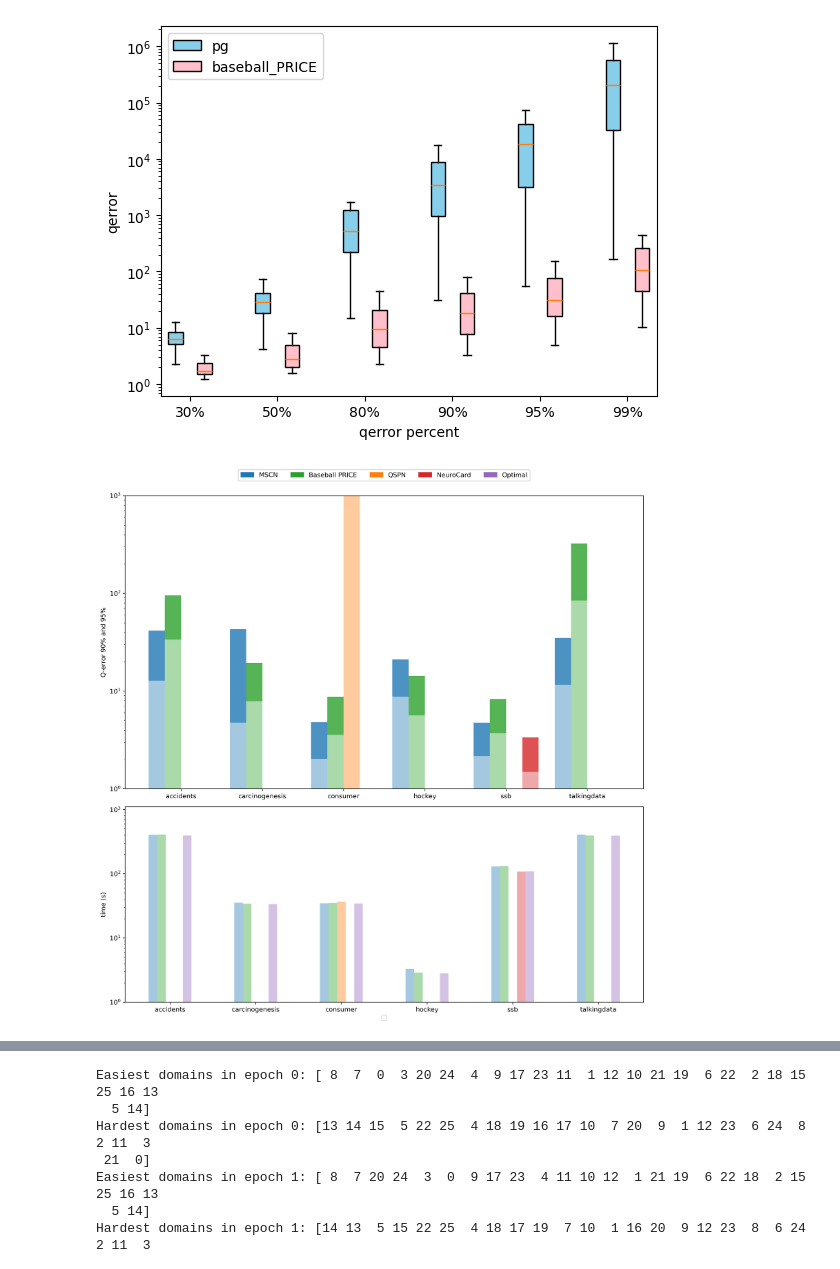
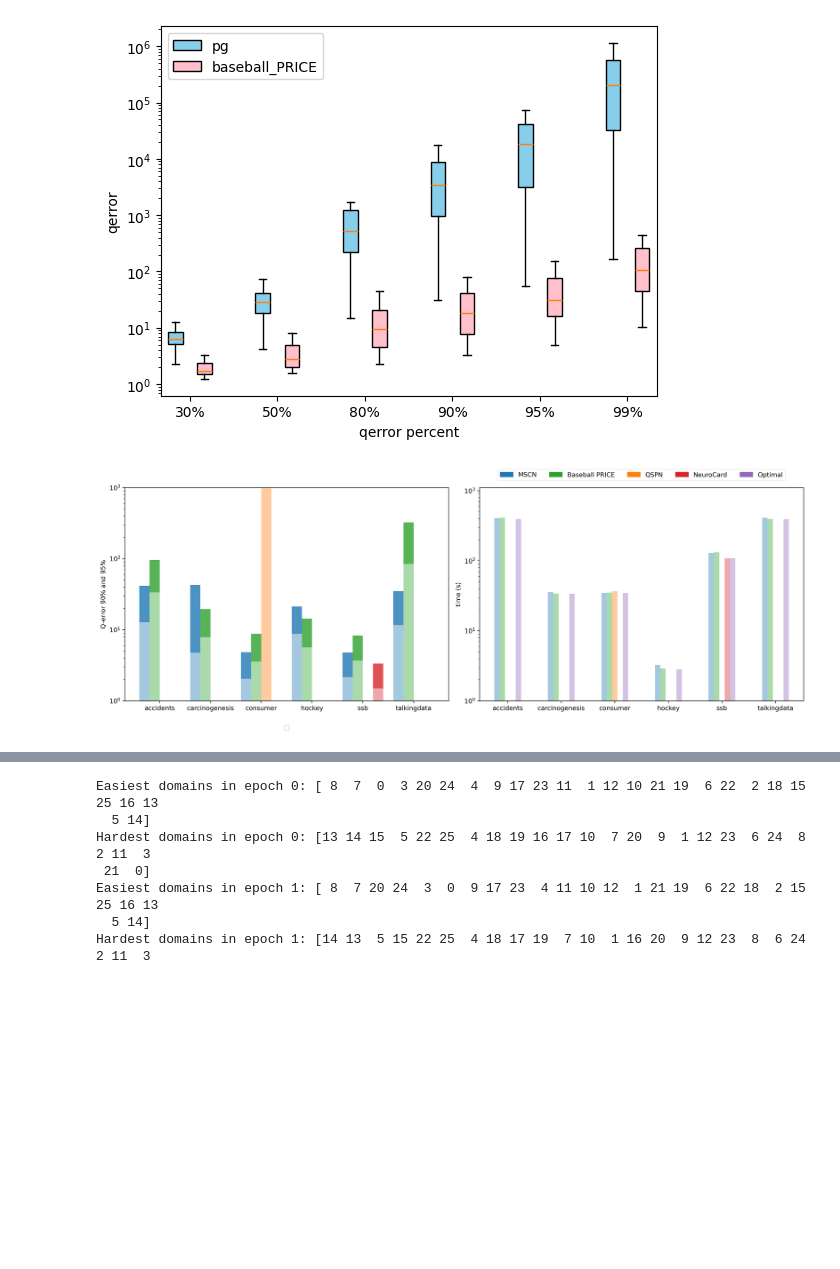
Before and after one commit to spiceandwolf/PRICE, a Jupyter notebook: draw_figure.ipynb, the cells around one changed output, grey strips where cells are left out. Drawn from its saved outputs; the diff is of its cells as text; code cells hidden in the pictures; blank space fills up the shorter version.

```diff
--- a/draw_figure.ipynb
+++ b/draw_figure.ipynb
@@ -211,6 +211,8 @@ plt.show()
 
 import matplotlib.pyplot as plt
 import numpy as np
+
+plt.rcParams['font.serif'] = ['Times New Roman']
 
 # data
 datasets = ['accidents', 'carcinogenesis', 'consumer', 'hockey', 'ssb', 'talkingdata']
@@ -340,7 +342,7 @@ percentile_alpha = {
 }
 
 # draw
-fig, (ax1, ax2) = plt.subplots(2, 1, figsize=(12, 12), gridspec_kw={'height_ratios': [3, 2]})
+fig, (ax1, ax2) = plt.subplots(1, 2, figsize=(16, 6))
 epsilon = 1e-6
 
 #
@@ -373,33 +375,33 @@ ax1.set_yscale('log')
 ax1.set_ylim(bottom=1, top=1e3)
 
 num_categories = len(datasets)
 num_models = len(E2E_models)
 bar_width = 0.1
 index = np.arange(num_categories)
 
 for i, model in enumerate(E2E_models):
     values = [time_data[dataset][model] for dataset in datasets]
     ax2.bar(
         index + i * bar_width,
         values,
         bar_width,
         # label=E2E_models[i],
         color=e2e_model_colors[model],
-        alpha=0.4
+        alpha=0.8
     )
 
 # ax2.set_xlabel('类别')
 ax2.set_ylabel('time (s)')
 ax2.set_yscale('log')
 ax2.set_ylim(bottom=1)
 ax2.set_xticks(index + bar_width * (num_models - 1) / 2)
 ax2.set_xticklabels(datasets)
 ax2.legend(loc='upper center', bbox_to_anchor=(0.5, -0.05), ncol=num_models)
 
-ax1.legend(legend_handles, legend_labels, loc='upper center', bbox_to_anchor=(0.5, 1.1), ncol=num_models)
+ax2.legend(legend_handles, legend_labels, loc='upper center', bbox_to_anchor=(0.5, 1.1), ncol=num_models, framealpha=0.4)
 
 plt.tight_layout()
 plt.savefig('qerrors_and_E2E_times.pdf', format='pdf', bbox_inches='tight')
 plt.show()
 # %% [output]
-[figure, old version]
+[figure, new version]
```
Also changed, not shown: parts of 8 cells of this notebook, 17 other files.
